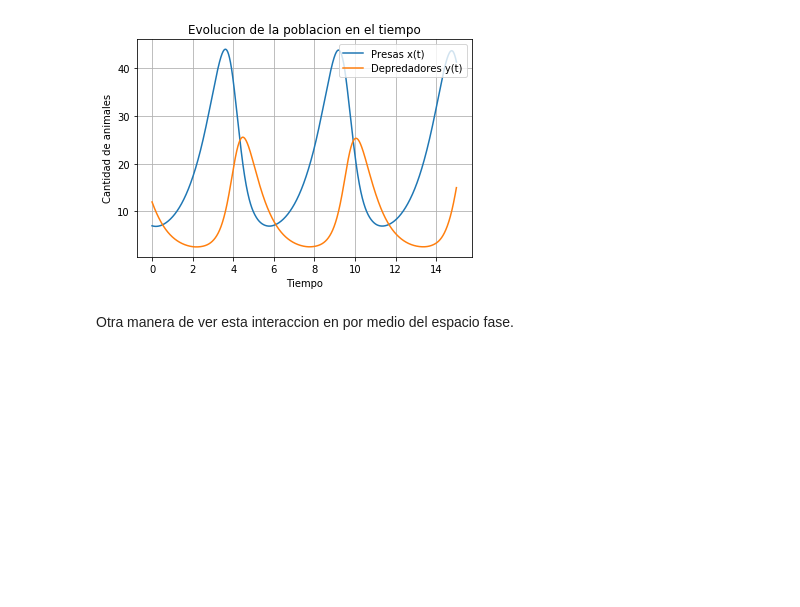
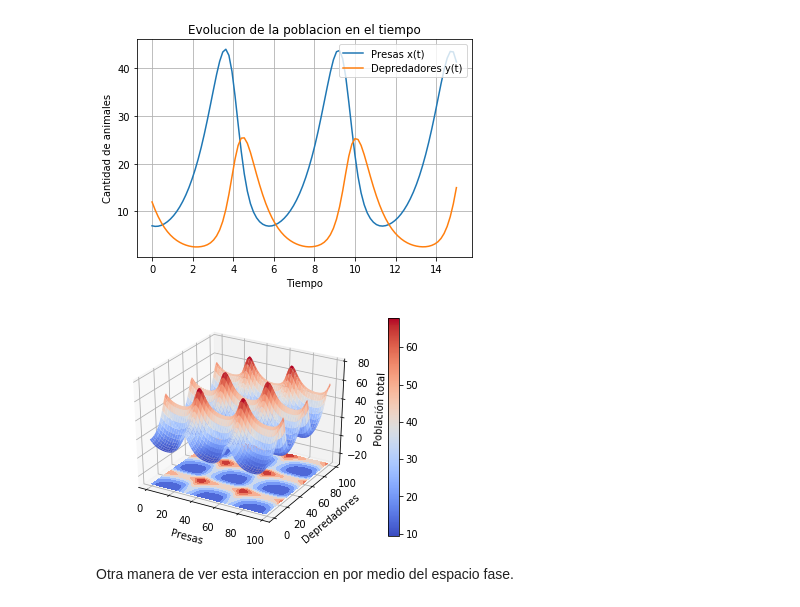
Before and after one commit to Pilo1961/Prope_itam_ds, a Jupyter notebook: Proyecto_Final/Lotka_Volterra.ipynb, the cells around one changed output. Cells and saved outputs as stored; diff of their text form; code cells hidden in the pictures; blank space fills up the shorter version.

```diff
--- a/Proyecto_Final/Lotka_Volterra.ipynb
+++ b/Proyecto_Final/Lotka_Volterra.ipynb
@@ -154,3 +150,58 @@ grafica(sol)
+# %%
+# Podemos visualizar el espacio fase en tercera dimension
+def grafica3d(x,y,z):
+    #Creamos una figura de matplotlib
+    fig=plt.figure()
+    ax=fig.add_subplot(111,projection="3d") #Va a ser solo 1 gráfica en 3d
+
+    #Datos a graficar
+    Z=z
+    X=x
+    Y=y
+
+    #Hace una malla combinando x y y
+    X,Y=np.meshgrid(X,Y)
+    #print(Y.shape)
+    #print(X.shape)
+    #print(Z.shape)
+
+    #Función para graficar una superficie
+    surf=ax.plot_surface(X,Y,Z,cmap=cm.coolwarm)
+
+    #Se le asigna la leyenda
+    ax.set_zlabel("Población total")
+    ax.set_ylabel("Depredadores")
+    ax.set_xlabel("Presas")
+
+    #Muestra la escala
+    fig.colorbar(surf)
+
+    #Proyeccion de colores en el plano xy
+    cset=ax.contourf(X,Y,Z,zdir="z",offset=-30.,cmap=cm.coolwarm)
+
+    #Límites de z
+    ax.set_zlim(-30,80)
+    plt.show()
+
+x=np.arange(0,len(sol.y[0]))
+y=np.arange(0,len(sol.y[1]))
+
+
+#funcion que suma las dos poblacion en cada punto
+def Fz(x,y,fz):
+    nx=len(x)
+    ny=len(y)
+    xy=np.zeros((nx,ny))
+    for i in range(0,nx):
+            for j in range(0,ny):
+                 xy[i][j]=fz.y[0][i]+fz.y[1][j]
+
+    return xy
+
+z=Fz(x,y,sol_2e)
+grafica3d(x,y,z)
+# %% [output]
+[figure, added]
 # %% [markdown]
 Otra manera de ver esta interaccion en por medio del espacio fase.
 # %%
```
Also changed, not shown: parts of 15 cells of this notebook.
